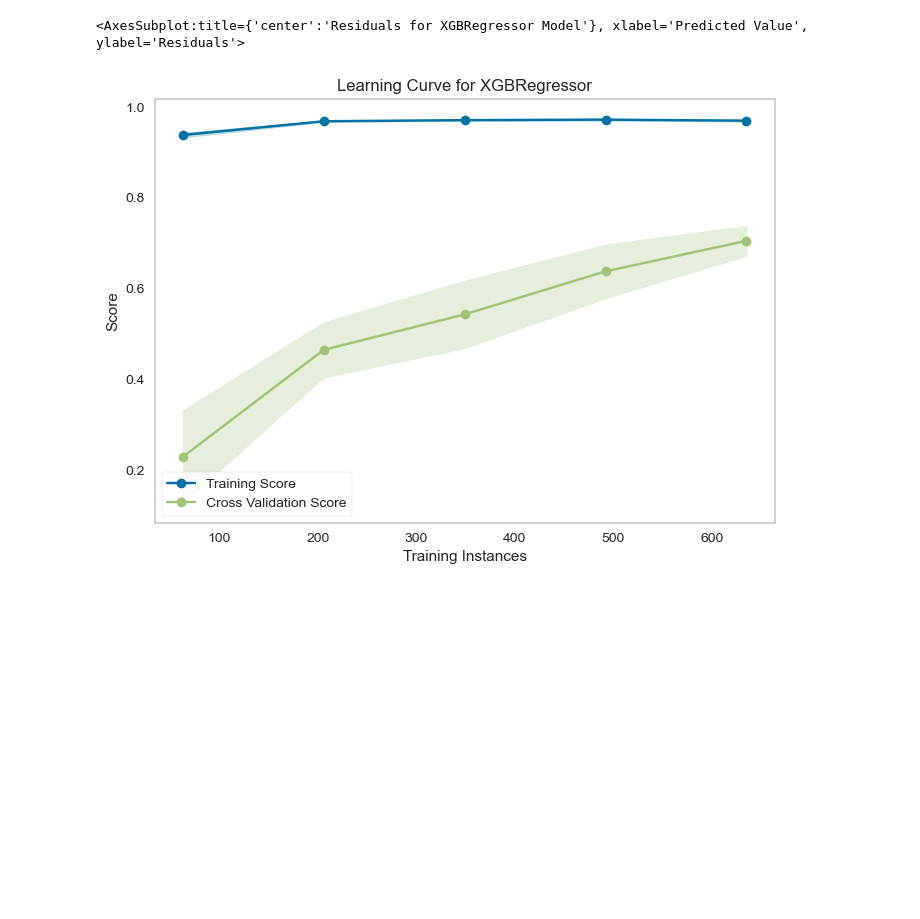
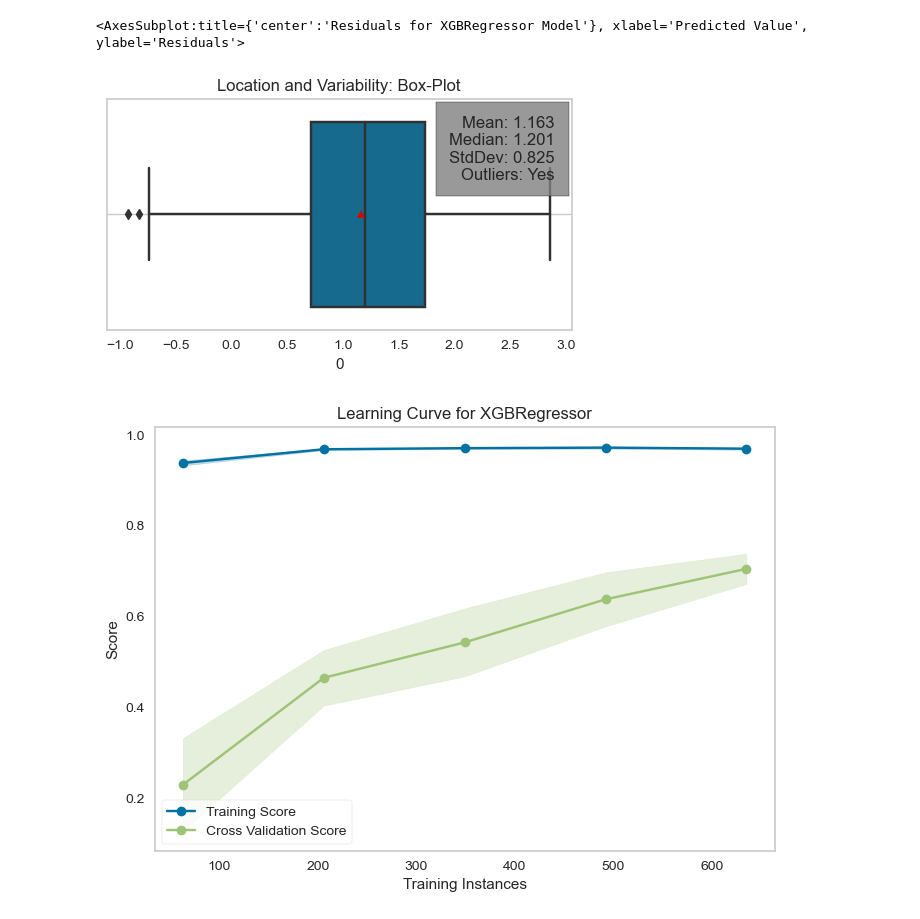
Before and after one commit to dmulysses/ml-regression-pkbhx, a Jupyter notebook: ml-regression-pkbhx.ipynb, the cells around one changed output. Saved outputs shown, nothing was run; the diff lists cells and outputs as text; code cells hidden in the pictures; blank space fills up the shorter version.

```diff
--- a/ml-regression-pkbhx.ipynb
+++ b/ml-regression-pkbhx.ipynb
@@ -169,0 +142,2 @@ print(f'{data["pK_BHX"].mean():.3f}')
+# %%
+df = pd.DataFrame(y_hat)
@@ -435,6 +436,34 @@ res_visualizer.show()
 # %% [output]
 [figure]
 <AxesSubplot:title={'center':'Residuals for XGBRegressor Model'}, xlabel='Predicted Value', ylabel='Residuals'>
+# %%
+fig, ax = plt.subplots(figsize=(6, 3))
+
+# Boxplot
+sns.boxplot(data=df, x=df[0], ax=ax, showmeans=True)
+ax.set_title('Location and Variability: Box-Plot')
+
+# Check outliers
+q1 = df[0].quantile(0.25)
+q3 = df[0].quantile(0.75)
+iqr = q3 - q1
+outliers = (df[0][(q1-1.5*iqr <= df[0]) | (df[0] >= q3+1.5*iqr)])
+
+if outliers.empty:
+    has_outliers = 'No'
+else:
+    has_outliers = 'Yes'
+
+# Presenting the stats
+ax.annotate(text=f'Mean: {df[0].mean():.3f}\n'
+                    f'Median: {df[0].median():.3f}\n'
+                    f'StdDev: {df[0].std():.3f}\n'
+                    f'Outliers: {has_outliers}',
+                    xy=(1,1), xytext=(-12,-12), xycoords='axes fraction', textcoords='offset points', ha='right', va='top', bbox=dict(facecolor='grey', alpha=0.8, pad=10))
+ax.grid()
+plt.show()
+# %% [output]
+[figure, added]
 # %%
 from yellowbrick.model_selection import LearningCurve
 
```
Also changed, not shown: parts of 8 cells of this notebook.
